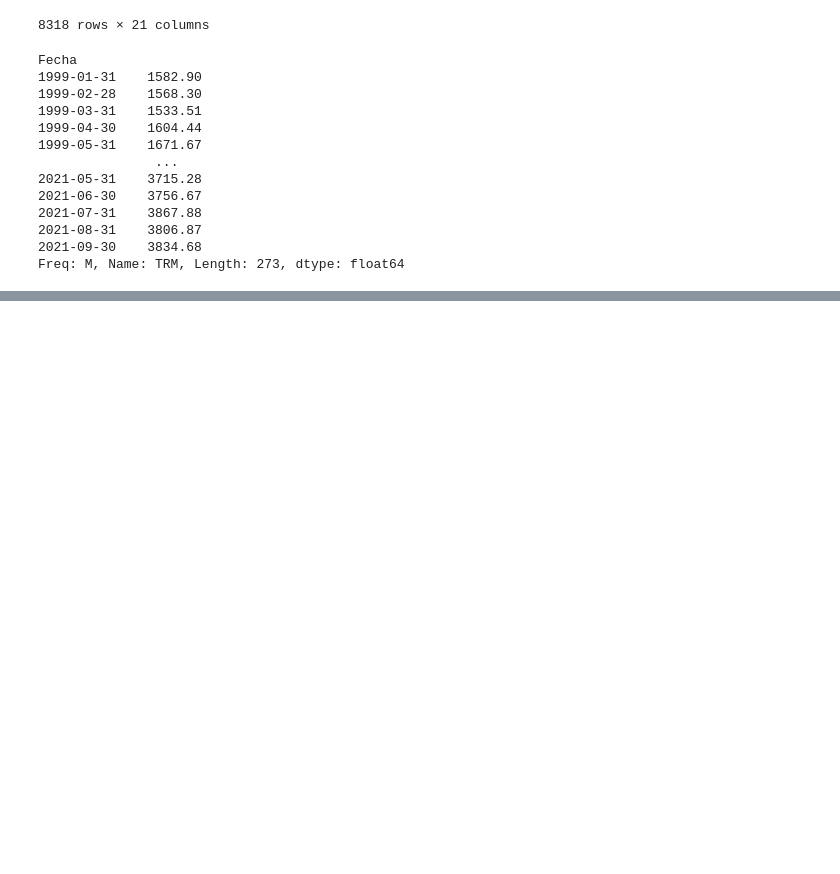
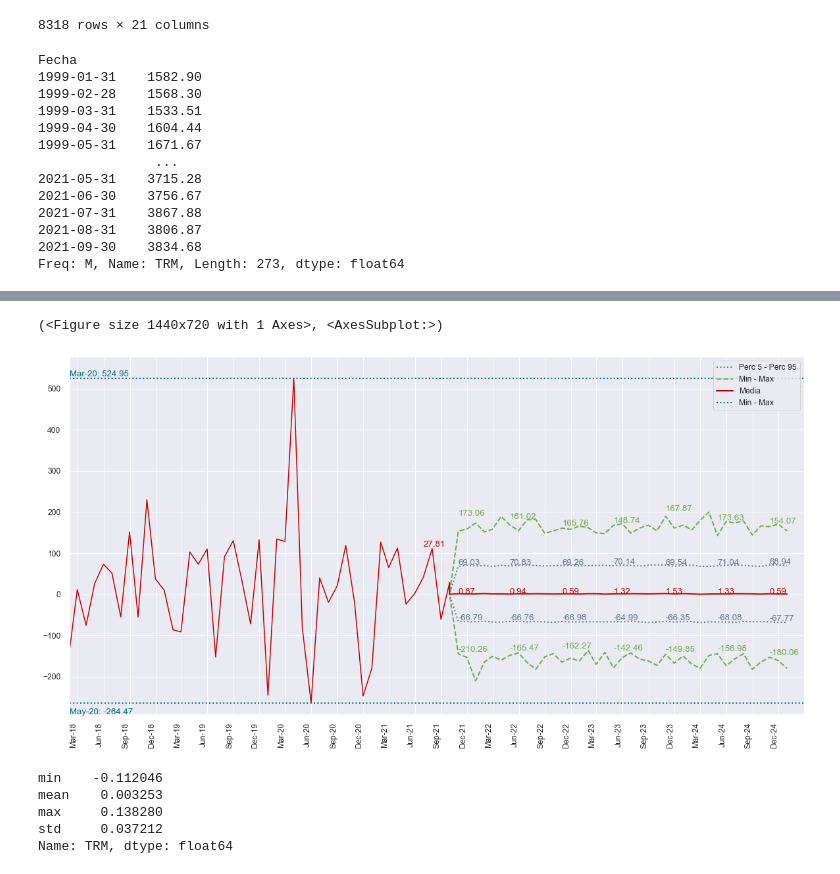
Before and after one commit to Alejandro-Duenas/rate_simulation_models, a Jupyter notebook: Stochastic Rates Modeling.ipynb, the cells around one changed output, grey strips where cells are left out. Saved outputs shown, nothing was run; the diff lists cells and outputs as text; code cells hidden in the pictures; blank space fills up the shorter version.

```diff
--- a/Stochastic Rates Modeling.ipynb
+++ b/Stochastic Rates Modeling.ipynb
@@ -102,0 +83,13 @@ temp.select_dtypes(include='float64').min().min()
+# %%
+trm_gbm.plot_full_variations('2018-01-01', '2024-12-31', figsize=(20,10), dec=2)
+# %% [output]
+(<Figure size 1440x720 with 1 Axes>, <AxesSubplot:>)
+[figure, added]
+# %%
+np.log(trm/trm.shift(1)).agg(['min','mean','max', np.std])
+# %% [output]
+min    -0.112046
+mean    0.003253
+max     0.138280
+std     0.037212
+Name: TRM, dtype: float64
```
Also changed, not shown: parts of 21 cells of this notebook, 1 other file.
